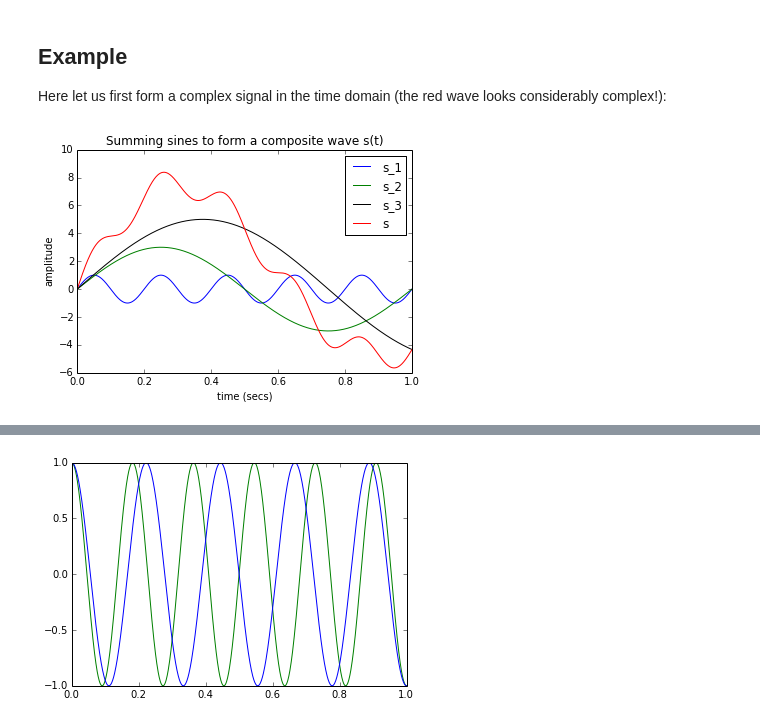
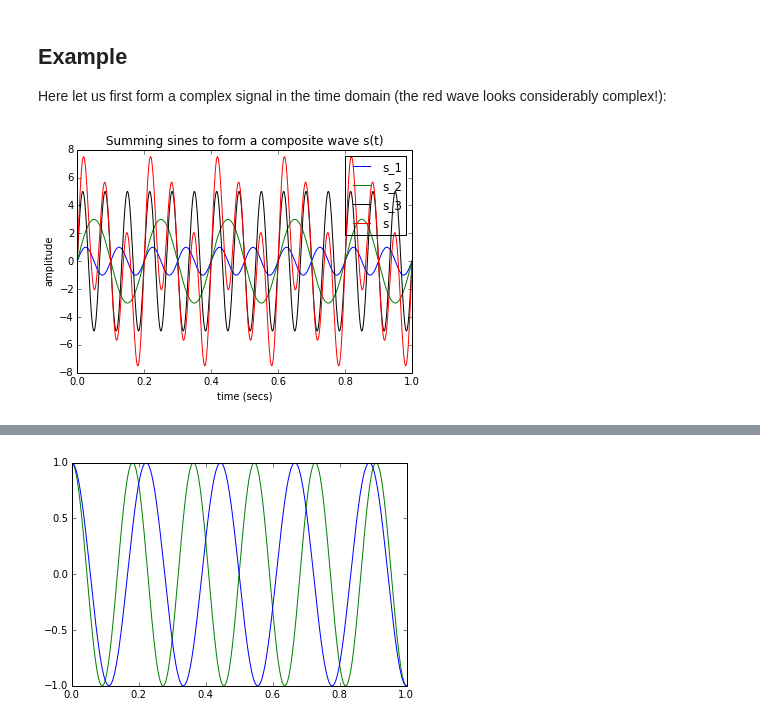
Before and after one commit to zafarali/physiosignal-research, a Jupyter notebook: dsp/sampling_and_filtering.ipynb, the cells around one changed output, grey strips where cells are left out. Drawn from its saved outputs; the diff is of its cells as text; code cells hidden in the pictures.

```diff
--- a/dsp/sampling_and_filtering.ipynb
+++ b/dsp/sampling_and_filtering.ipynb
@@ -41,18 +41,18 @@ $$ s(t) = \sum_{n=1}^{\infty} \big[ R_n \sin(n\omega t - \phi_n) \big]$$. Where
 Here let us first form a complex signal in the time domain (the red wave looks considerably complex!):
 # %%
 t = linspace(0, 1, 1000)
-s_1 = np.sin(10*np.pi*t)
-s_2 = 3*np.sin(np.pi*t / 0.5)
-s_3 = 5 * np.sin( np.pi*t / 0.75)
+s_1 = np.sin(10*2*np.pi*t)
+s_2 = 3*np.sin(2*np.pi*t * 5)
+s_3 = 5 * np.sin(2*np.pi*t * 15)
 s = s_1 + s_2 + s_3
 plt.plot(t, s_1, 'b' , label='s_1')
 plt.plot(t, s_2, 'g', label='s_2')
 plt.plot(t, s_3, 'k', label='s_3')
 plt.plot(t, s, 'r', label='s')
 plt.xlabel('time (secs)')
 plt.ylabel('amplitude')
 plt.title('Summing sines to form a composite wave s(t)')
 plt.legend()
 plt.show()
 # %% [output]
-[figure, old version]
+[figure, new version]
```
Also changed, not shown: parts of 5 cells of this notebook.
